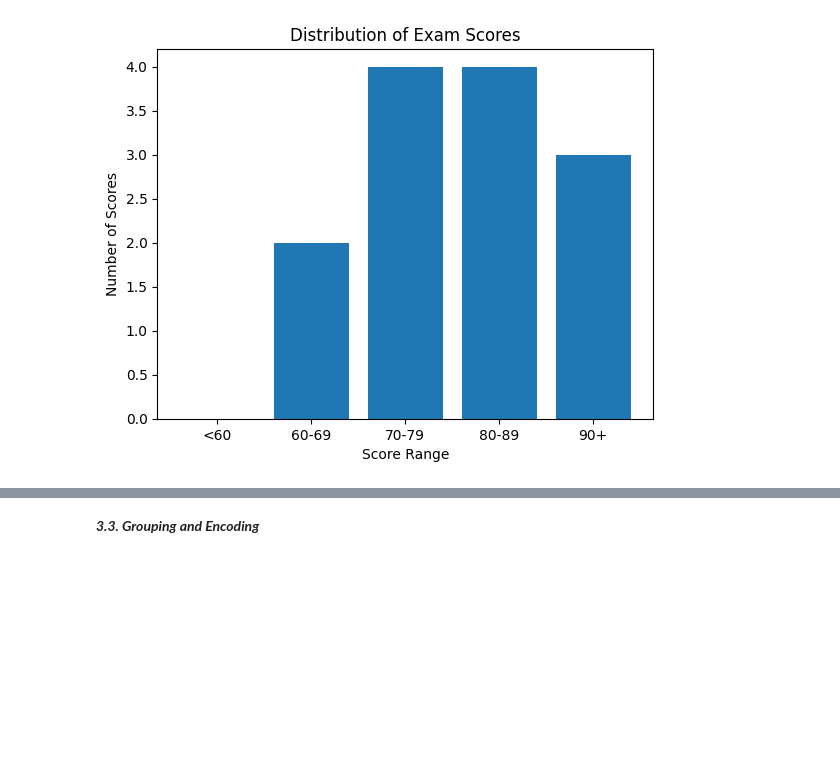
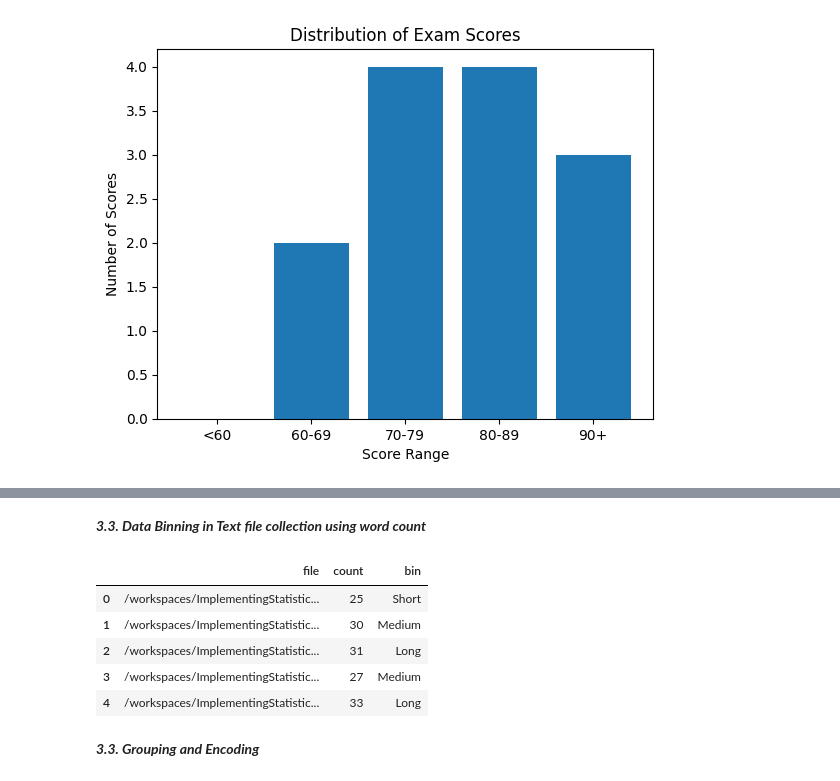
Before and after one commit to bpbpublications/Statistics-for-Data-Scientists-and-Analysts, a Jupyter notebook: notebooks/chapter2/chapter2.ipynb, the cells around one changed output, grey strips where cells are left out. Saved outputs shown, nothing was run; the diff lists cells and outputs as text; code cells hidden in the pictures; blank space fills up the shorter version.

Commit message:
data binning of text data

```diff
--- a/notebooks/chapter2/chapter2.ipynb
+++ b/notebooks/chapter2/chapter2.ipynb
@@ -250,3 +264,36 @@ plt.show()
+# %% [markdown]
+***3.3. Data Binning in Text file collection using word count***
+# %%
+import os
+import glob
+import pandas as pd
+path = "/workspaces/ImplementingStatisticsWithPython/data/chapter1/TransactionNarrative"
+files = glob.glob(path + "/*.txt")
+
+# Function that takes a file name as an argument and returns the word count of that file
+def word_count(file):
+    # Open the file in read mode
+    with open(file, "r") as f:
+        # Read the file content
+        content = f.read()
+        # Split the content by whitespace characters
+        words = content.split()
+        # Return the length of the words list
+        return len(words)
+
+counts = [word_count(file) for file in files]
+
+binning_df = pd.DataFrame({"file": files, "count": counts})
+binning_df["bin"] = pd.cut(binning_df["count"], bins=[0, 26, 30, 35])
+binning_df["bin"] = pd.cut(binning_df["count"], bins=[0, 26, 30, 35], labels=["Short", "Medium", "Long"])
+binning_df
+# %% [output]
+|  | file | count | bin |
+| 0 | /workspaces/ImplementingStatistic... | 25 | Short |
+| 1 | /workspaces/ImplementingStatistic... | 30 | Medium |
+| 2 | /workspaces/ImplementingStatistic... | 31 | Long |
+| 3 | /workspaces/ImplementingStatistic... | 27 | Medium |
+| 4 | /workspaces/ImplementingStatistic... | 33 | Long |
 # %% [markdown]
 ***3.3. Grouping and Encoding***
 # %% [markdown]
```
Also changed, not shown: parts of 3 cells of this notebook, 1 other file.
